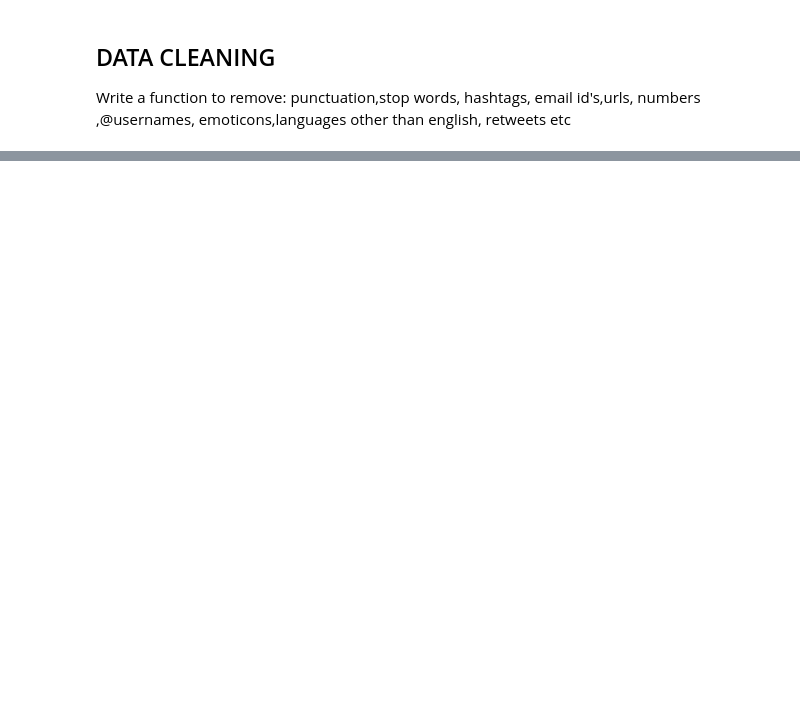
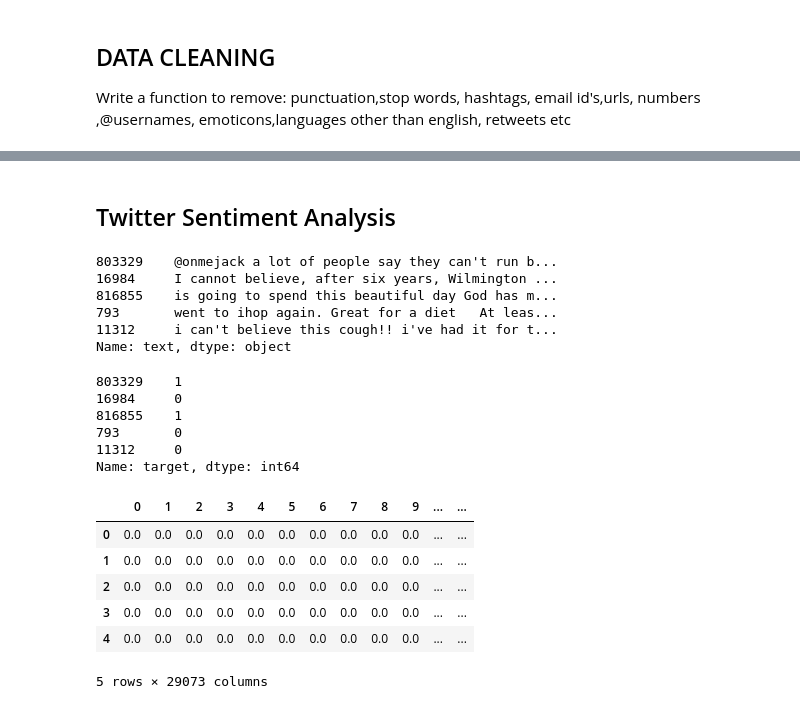
Before and after one commit to SpandanaTammineedi/Twitter_Sentiment_Analysis, a Jupyter notebook: Twitter_Sentiment_Analysis.ipynb, the cells around one changed output, grey strips where cells are left out. Drawn from its saved outputs; the diff is of its cells as text; code cells hidden in the pictures; blank space fills up the shorter version.

```diff
--- a/Twitter_Sentiment_Analysis.ipynb
+++ b/Twitter_Sentiment_Analysis.ipynb
@@ -99,0 +156,12 @@ punctuation,stop words, hashtags, email id's,urls, numbers ,@usernames, emoticon
+# %%
+def clean_tweet(tweet):
+    temp = tweet.lower()
+    temp = re.sub('(@[A-Za-z0-9]+)|(#[A-Za-z0-9]+)',' ',temp) #To remove @ and # words
+    temp = re.sub('(\w+:\/\/\S+)|(0-9A-Za-z \t)',' ',temp) #To remove urls and numbers
+    temp = re.sub('[RT]|(;[A-Za-z])',' ',temp) #To remove Re-tweets and text emoticons
+    temp = [char for char in temp if char not in string.punctuation] #To remove punctuation
+    temp = ''.join(temp)
+    temp =  [word for word in temp.split() if word not in stopwords.words('english')] #To remove stopwords and return a list of words(tokenize)
+    temp = [wn.lemmatize(word) for word in temp]
+    #temp = ' '.join(temp)
+    return temp
@@ -99,0 +201,2 @@ punctuation,stop words, hashtags, email id's,urls, numbers ,@usernames, emoticon
+# %% [markdown]
+## Twitter Sentiment Analysis
@@ -99,0 +207,24 @@ punctuation,stop words, hashtags, email id's,urls, numbers ,@usernames, emoticon
+# %%
+X_train,X_test,y_train,y_test = train_test_split(df['text'],df['target'],test_size = 0.2)
+# %%
+X_train.head()
+# %% [output]
+803329    @onmejack a lot of people say they can't run b...
+16984     I cannot believe, after six years, Wilmington ...
+816855    is going to spend this beautiful day God has m...
+793       went to ihop again. Great for a diet   At leas...
+11312     i can't believe this cough!! i've had it for t...
+Name: text, dtype: object
+# %%
+X_train = X_train.reset_index(drop=True)
+# %%
+X_test = X_test.reset_index(drop=True)
+# %%
+y_train.head()
+# %% [output]
+803329    1
+16984     0
+816855    1
+793       0
+11312     0
+Name: target, dtype: int64
@@ -99,0 +239,19 @@ punctuation,stop words, hashtags, email id's,urls, numbers ,@usernames, emoticon
+# %%
+tf = TfidfVectorizer(analyzer = clean_tweet)
+vect_fit = tf.fit(X_train)
+
+train_transf = vect_fit.transform(X_train)
+test_transf = vect_fit.transform(X_test)
+
+X_train_vect = pd.DataFrame(train_transf.toarray())
+X_test_vect = pd.DataFrame(test_transf.toarray())
+
+X_train_vect.head()
+# %% [output]
+|  | 0 | 1 | 2 | 3 | 4 | 5 | 6 | 7 | 8 | 9 | ... | ... |
+| 0 | 0.0 | 0.0 | 0.0 | 0.0 | 0.0 | 0.0 | 0.0 | 0.0 | 0.0 | 0.0 | ... | ... |
+| 1 | 0.0 | 0.0 | 0.0 | 0.0 | 0.0 | 0.0 | 0.0 | 0.0 | 0.0 | 0.0 | ... | ... |
+| 2 | 0.0 | 0.0 | 0.0 | 0.0 | 0.0 | 0.0 | 0.0 | 0.0 | 0.0 | 0.0 | ... | ... |
+| 3 | 0.0 | 0.0 | 0.0 | 0.0 | 0.0 | 0.0 | 0.0 | 0.0 | 0.0 | 0.0 | ... | ... |
+| 4 | 0.0 | 0.0 | 0.0 | 0.0 | 0.0 | 0.0 | 0.0 | 0.0 | 0.0 | 0.0 | ... | ... |
+5 rows × 29073 columns
```
Also changed, not shown: parts of 43 cells of this notebook.
